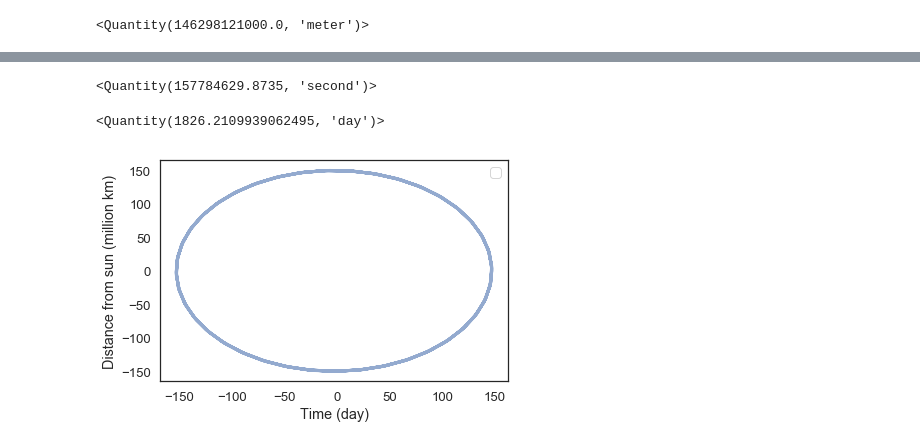
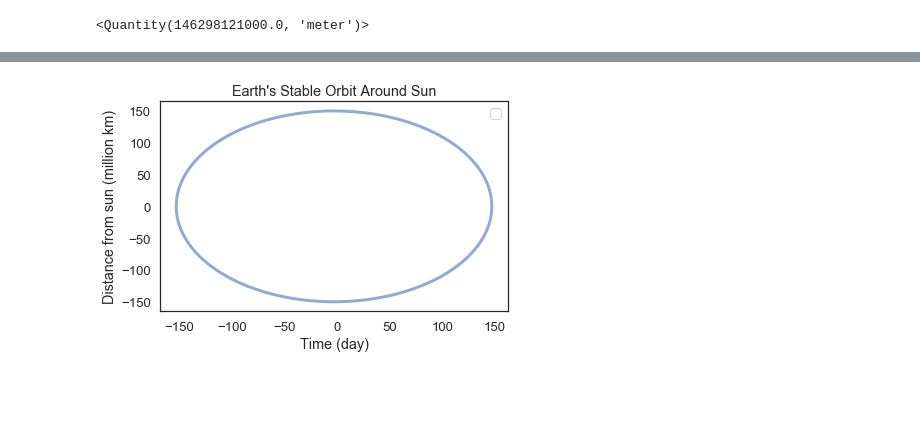
Before and after one commit to NWeil/ModSimPy, a Jupyter notebook: code/orbit_starter_mine.ipynb, the cells around one changed output, grey strips where cells are left out. Saved outputs shown, nothing was run; the diff lists cells and outputs as text; code cells hidden in the pictures; blank space fills up the shorter version.

Commit message:
pushing orbital mechanics

```diff
--- a/code/orbit_starter_mine.ipynb
+++ b/code/orbit_starter_mine.ipynb
@@ -142,18 +140,6 @@ details
 | status | 0 |
 | message | The solver successfully reached t... |
 | success | True |
-# %%
-# Here's how long it takes...
-
-t_final = get_last_label(results) * s
-# %% [output]
-<Quantity(157784629.8735, 'second')>
-# %%
-# ... expressed in units we understand
-
-t_final.to(UNITS.day)
-# %% [output]
-<Quantity(1826.2109939062495, 'day')>
 # %%
 # Before plotting, we run the simulation again with `t_eval`
 
@@ -171,9 +157,10 @@ y = results.y / 1e9;
 # %%
 # And plotting
 
 plot(x, y)
 
 decorate(xlabel='Time (day)',
-         ylabel='Distance from sun (million km)')
+         ylabel='Distance from sun (million km)',
+         title="Earth's Stable Orbit Around Sun")
 # %% [output]
-[figure, old version]
+[figure, new version]
```
Also changed, not shown: parts of 10 cells of this notebook, 3 other files.
